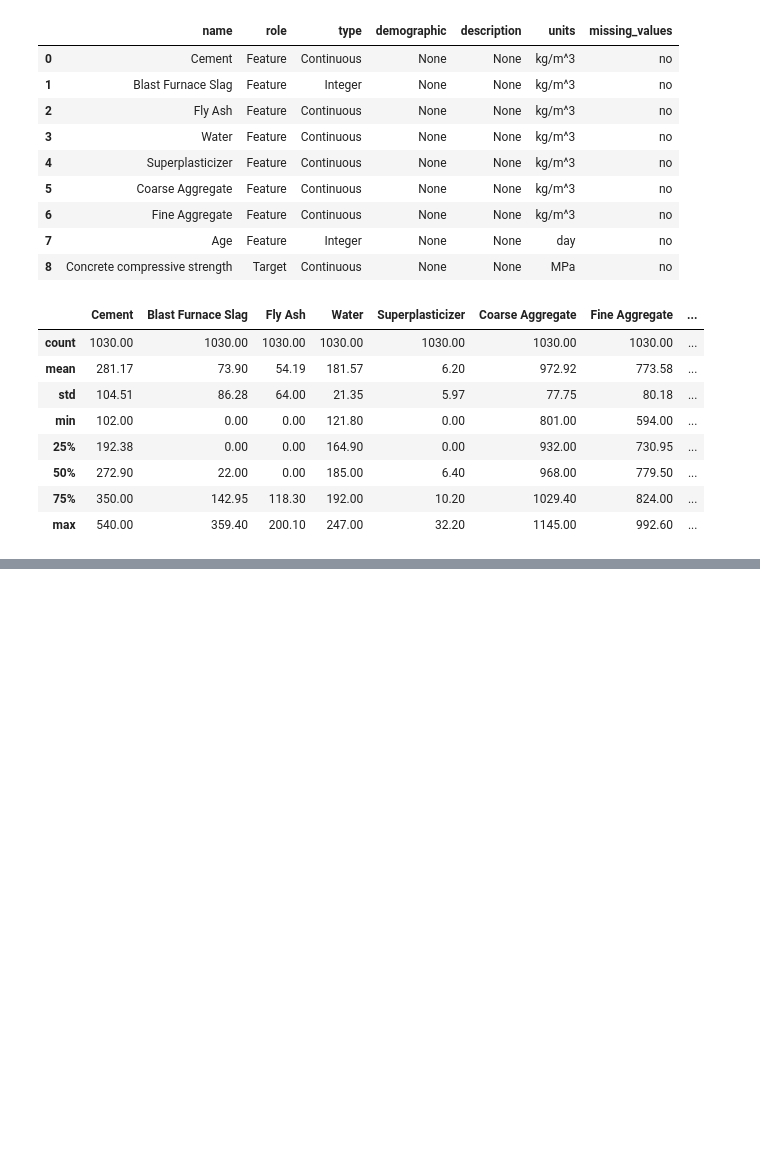
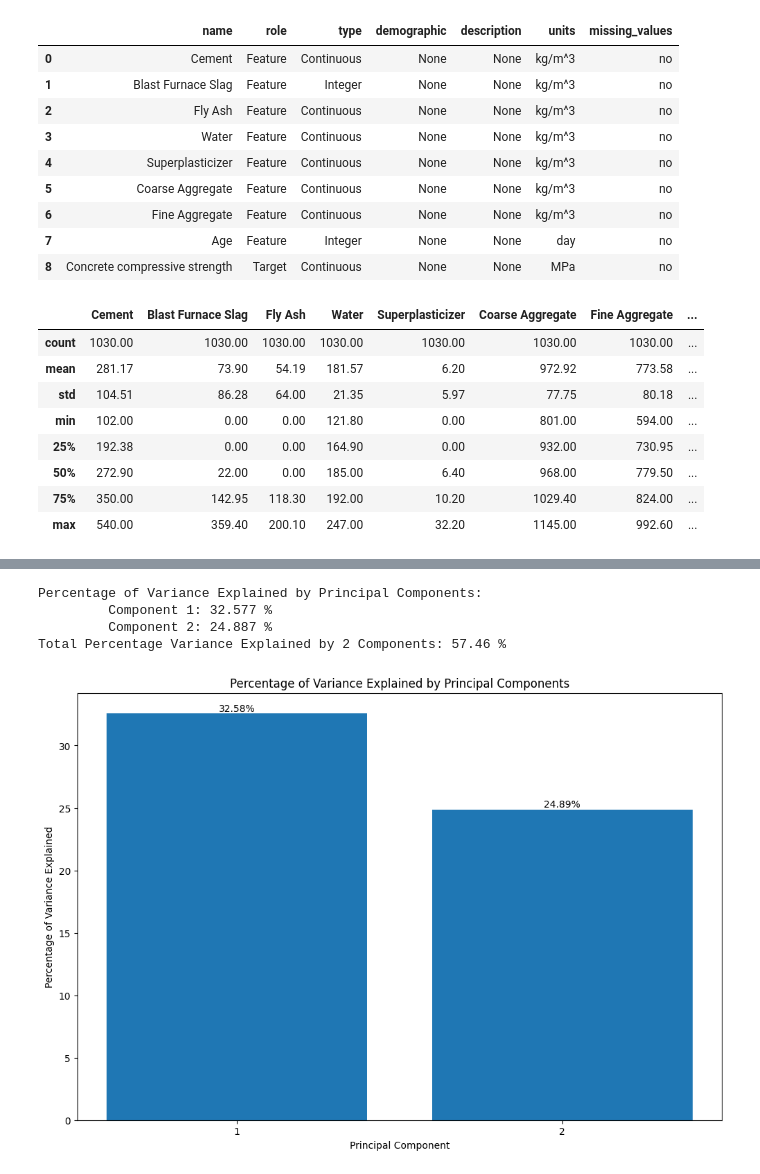
Before and after one commit to robertmackevic/mdv, a Jupyter notebook: principal-component-analysis.ipynb, the cells around one changed output, grey strips where cells are left out. Cells and saved outputs as stored; diff of their text form; code cells hidden in the pictures; blank space fills up the shorter version.

```diff
--- a/principal-component-analysis.ipynb
+++ b/principal-component-analysis.ipynb
@@ -131,0 +99,8 @@ plot_pca2(data)
+# %%
+plot_principal_component_variance(dataset, num_components=2)
+# %% [output]
+Percentage of Variance Explained by Principal Components:
+         Component 1: 32.577 %
+         Component 2: 24.887 %
+Total Percentage Variance Explained by 2 Components: 57.46 %
+[figure, added]
```
Also changed, not shown: parts of 11 cells of this notebook.
